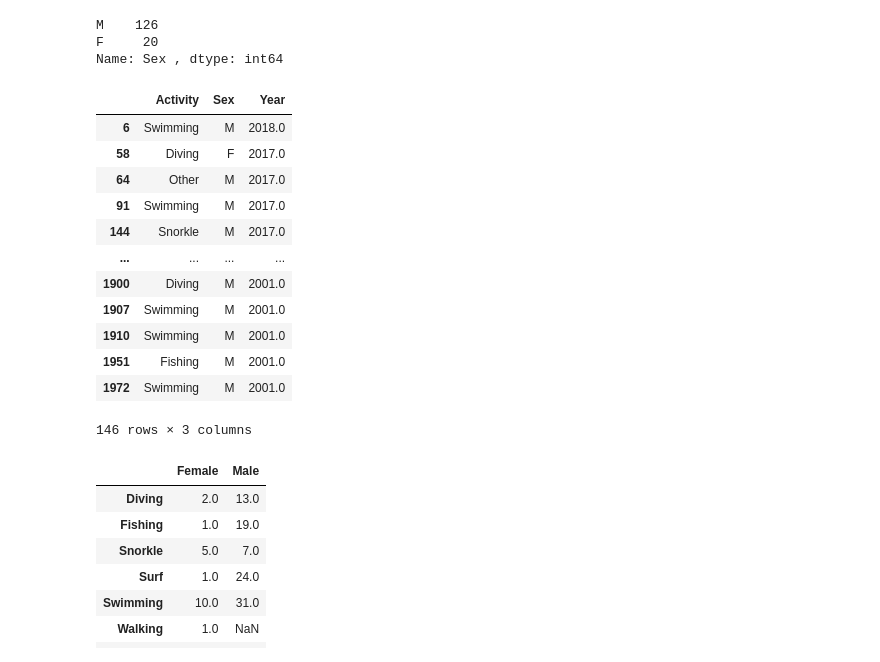
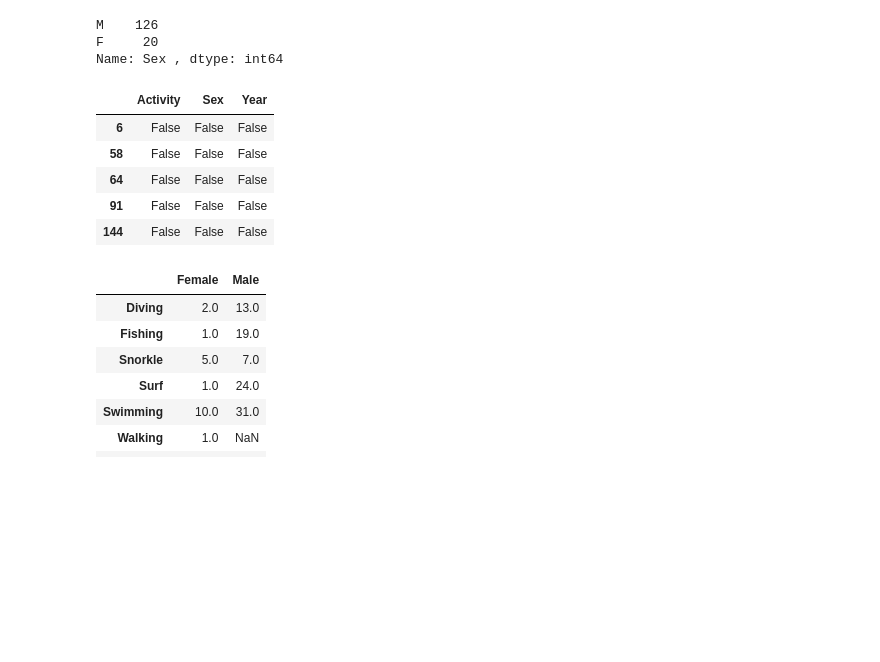
Before and after one commit to bmedm/pandas-project, a Jupyter notebook: analysis_II.ipynb, the cells around one changed output. Drawn from its saved outputs; the diff is of its cells as text; code cells hidden in the pictures; blank space fills up the shorter version.

```diff
--- a/analysis_II.ipynb
+++ b/analysis_II.ipynb
@@ -151,21 +151,14 @@ F     20
 Name: Sex , dtype: int64
 # %%
 df_h2 = df_h2.dropna(axis=0, subset=['Sex '])
-df_h2
+df_h2.isnull().head()
 # %% [output]
 |  | Activity | Sex | Year |
-| 6 | Swimming | M | 2018.0 |
-| 58 | Diving | F | 2017.0 |
-| 64 | Other | M | 2017.0 |
-| 91 | Swimming | M | 2017.0 |
-| 144 | Snorkle | M | 2017.0 |
-| ... | ... | ... | ... |
-| 1900 | Diving | M | 2001.0 |
-| 1907 | Swimming | M | 2001.0 |
-| 1910 | Swimming | M | 2001.0 |
-| 1951 | Fishing | M | 2001.0 |
-| 1972 | Swimming | M | 2001.0 |
+| 6 | False | False | False |
+| 58 | False | False | False |
+| 64 | False | False | False |
+| 91 | False | False | False |
+| 144 | False | False | False |
-146 rows × 3 columns
 # %%
 %matplotlib inline
 female= df_h2[df_h2["Sex "]=="F"].groupby("Activity").agg({"Year":"count"})
```
Also changed, not shown: 3 other files.
